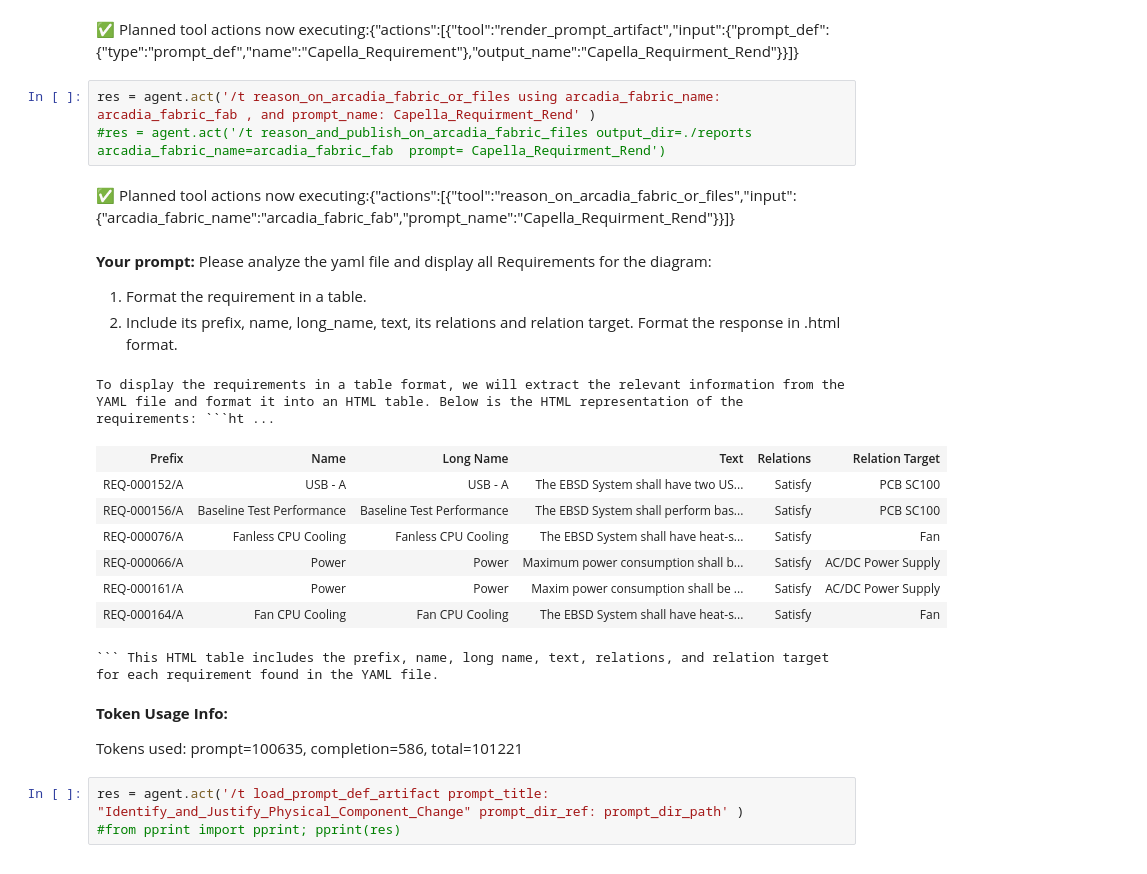
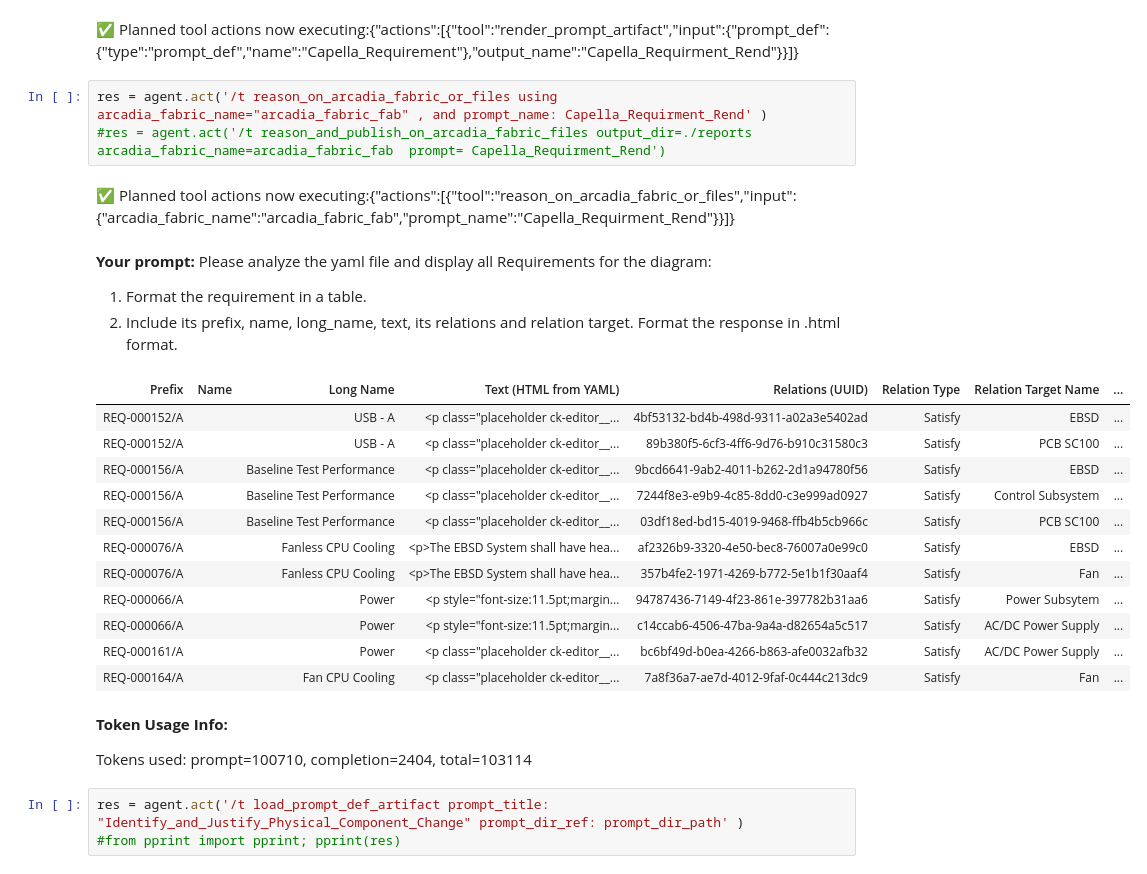
Before and after one commit to tkSDISW/EBSD_300, a Jupyter notebook: EBSD_300/Notebooks/4_EBSD_Requirements_Impact.ipynb, the cells around one changed output. Cells and saved outputs as stored; diff of their text form.

````diff
--- a/EBSD_300/Notebooks/4_EBSD_Requirements_Impact.ipynb
+++ b/EBSD_300/Notebooks/4_EBSD_Requirements_Impact.ipynb
@@ -101,25 +105,28 @@ res = agent.act('/t render_prompt_artifact {"prompt_def": {"type":"prompt_def",
 # %% [output]
 ✅ Planned tool actions now executing:{"actions":[{"tool":"render_prompt_artifact","input":{"prompt_def":{"type":"prompt_def","name":"Capella_Requirement"},"output_name":"Capella_Requirment_Rend"}}]}
 # %%
-res = agent.act('/t reason_on_arcadia_fabric_or_files using arcadia_fabric_name: arcadia_fabric_fab , and prompt_name: Capella_Requirment_Rend' )
+res = agent.act('/t reason_on_arcadia_fabric_or_files using arcadia_fabric_name="arcadia_fabric_fab" , and prompt_name: Capella_Requirment_Rend' )
 #res = agent.act('/t reason_and_publish_on_arcadia_fabric_files output_dir=./reports arcadia_fabric_name=arcadia_fabric_fab  prompt= Capella_Requirment_Rend')
 # %% [output]
 ✅ Planned tool actions now executing:{"actions":[{"tool":"reason_on_arcadia_fabric_or_files","input":{"arcadia_fabric_name":"arcadia_fabric_fab","prompt_name":"Capella_Requirment_Rend"}}]}
 **Your prompt:** Please analyze the yaml file and display all Requirements for the diagram:
 1. Format the requirement in a table.
 2. Include its prefix, name, long_name, text, its relations and relation target. Format the response in .html format.
-To display the requirements in a table format, we will extract the relevant information from the YAML file and format it into an HTML table. Below is the HTML representation of the requirements: ```ht ...
-| Prefix | Name | Long Name | Text | Relations | Relation Target |
-| REQ-000152/A | USB - A | USB - A | The EBSD System shall have two US... | Satisfy | PCB SC100 |
-| REQ-000156/A | Baseline Test Performance | Baseline Test Performance | The EBSD System shall perform bas... | Satisfy | PCB SC100 |
-| REQ-000076/A | Fanless CPU Cooling | Fanless CPU Cooling | The EBSD System shall have heat-s... | Satisfy | Fan |
-| REQ-000066/A | Power | Power | Maximum power consumption shall b... | Satisfy | AC/DC Power Supply |
-| REQ-000161/A | Power | Power | Maxim power consumption shall be ... | Satisfy | AC/DC Power Supply |
-| REQ-000164/A | Fan CPU Cooling | Fan CPU Cooling | The EBSD System shall have heat-s... | Satisfy | Fan |
+| Prefix | Name | Long Name | Text (HTML from YAML) | Relations (UUID) | Relation Type | Relation Target Name | ... |
+| REQ-000152/A |  | USB - A | <p class="placeholder ck-editor__... | 4bf53132-bd4b-498d-9311-a02a3e5402ad | Satisfy | EBSD | ... |
+| REQ-000152/A |  | USB - A | <p class="placeholder ck-editor__... | 89b380f5-6cf3-4ff6-9d76-b910c31580c3 | Satisfy | PCB SC100 | ... |
+| REQ-000156/A |  | Baseline Test Performance | <p class="placeholder ck-editor__... | 9bcd6641-9ab2-4011-b262-2d1a94780f56 | Satisfy | EBSD | ... |
+| REQ-000156/A |  | Baseline Test Performance | <p class="placeholder ck-editor__... | 7244f8e3-e9b9-4c85-8dd0-c3e999ad0927 | Satisfy | Control Subsystem | ... |
+| REQ-000156/A |  | Baseline Test Performance | <p class="placeholder ck-editor__... | 03df18ed-bd15-4019-9468-ffb4b5cb966c | Satisfy | PCB SC100 | ... |
+| REQ-000076/A |  | Fanless CPU Cooling | <p>The EBSD System shall have hea... | af2326b9-3320-4e50-bec8-76007a0e99c0 | Satisfy | EBSD | ... |
+| REQ-000076/A |  | Fanless CPU Cooling | <p>The EBSD System shall have hea... | 357b4fe2-1971-4269-b772-5e1b1f30aaf4 | Satisfy | Fan | ... |
+| REQ-000066/A |  | Power | <p style="font-size:11.5pt;margin... | 94787436-7149-4f23-861e-397782b31aa6 | Satisfy | Power Subsytem | ... |
+| REQ-000066/A |  | Power | <p style="font-size:11.5pt;margin... | c14ccab6-4506-47ba-9a4a-d82654a5c517 | Satisfy | AC/DC Power Supply | ... |
+| REQ-000161/A |  | Power | <p class="placeholder ck-editor__... | bc6bf49d-b0ea-4266-b863-afe0032afb32 | Satisfy | AC/DC Power Supply | ... |
+| REQ-000164/A |  | Fan CPU Cooling | <p class="placeholder ck-editor__... | 7a8f36a7-ae7d-4012-9faf-0c444c213dc9 | Satisfy | Fan | ... |
-``` This HTML table includes the prefix, name, long name, text, relations, and relation target for each requirement found in the YAML file.
 **Token Usage Info:**
 
-Tokens used: prompt=100635, completion=586, total=101221
+Tokens used: prompt=100710, completion=2404, total=103114
 # %%
 res = agent.act('/t load_prompt_def_artifact prompt_title: "Identify_and_Justify_Physical_Component_Change" prompt_dir_ref: prompt_dir_path' )
 #from pprint import pprint; pprint(res)
````
Also changed, not shown: parts of 11 cells of this notebook, 5 other files.
